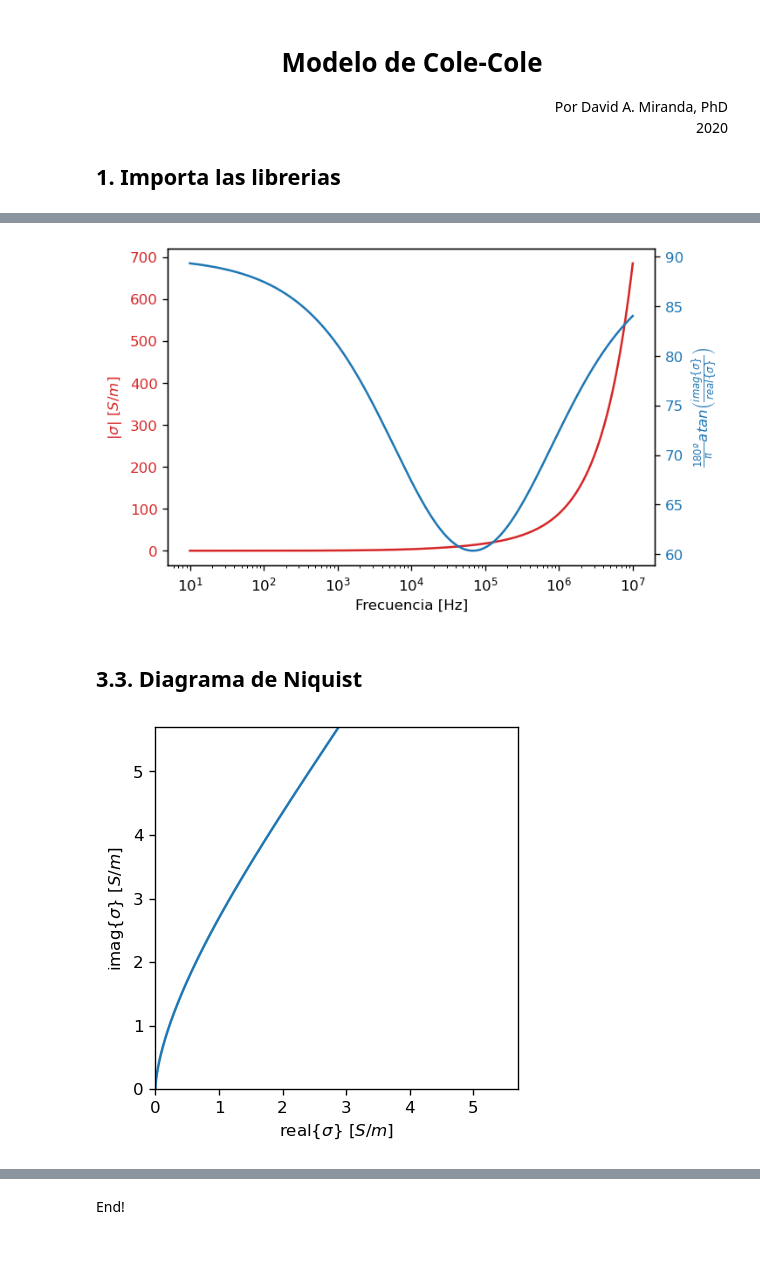
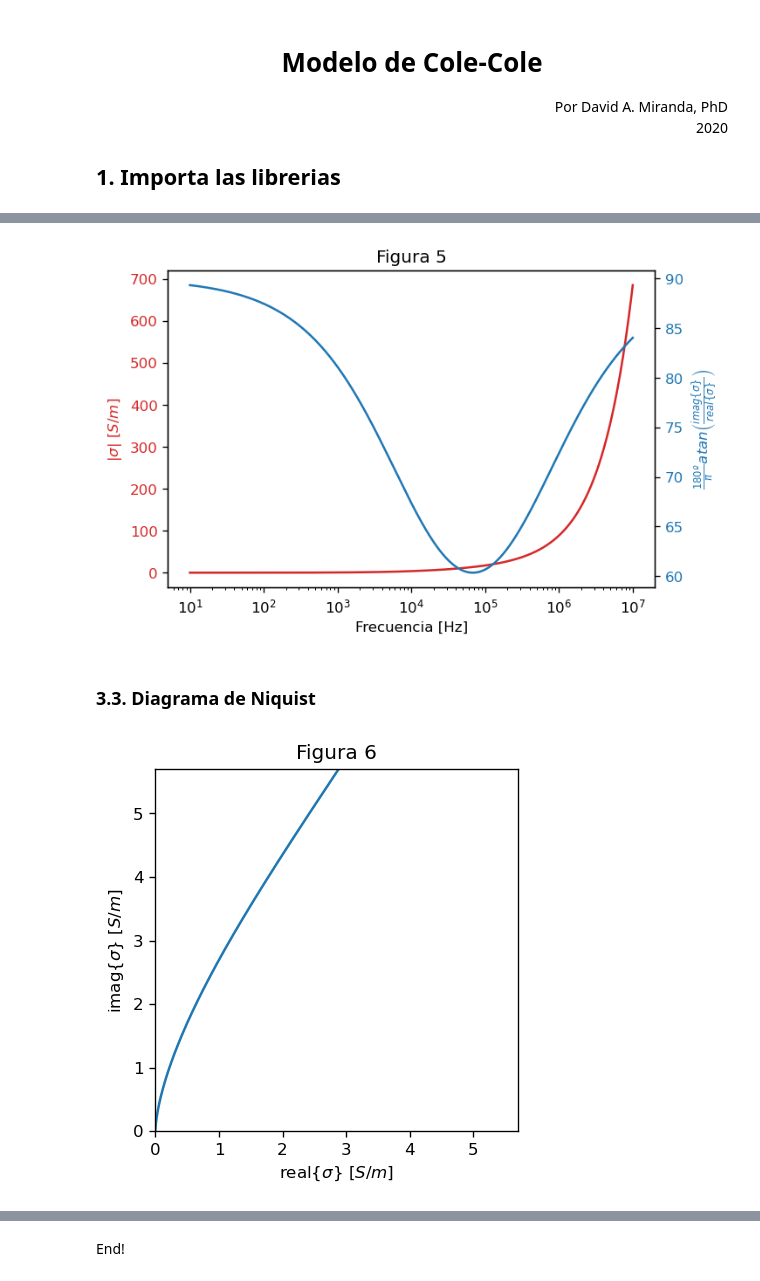
Before and after one commit to davidalejandromiranda/fisicoquimica, a Jupyter notebook: impedancia/ModeloColeCole.ipynb, the cells around one changed output, grey strips where cells are left out. Drawn from its saved outputs; the diff is of its cells as text; code cells hidden in the pictures; blank space fills up the shorter version.

```diff
--- a/impedancia/ModeloColeCole.ipynb
+++ b/impedancia/ModeloColeCole.ipynb
@@ -108,27 +114,31 @@ ax2.tick_params(axis='y', labelcolor=color)
 # %%
 fig, ax1 = plt.subplots(dpi=120)
+plt.title('Figura 5')
+
 color = 'tab:red'
 ax1.set_xlabel('Frecuencia [Hz]')
 ax1.set_ylabel(r'$|\sigma|$ $[S/m]$', color=color)
 ax1.semilogx(f,  np.abs(sigma), color=color)
 ax1.tick_params(axis='y', labelcolor=color)
 
 ax2 = ax1.twinx()
 color = 'tab:blue'
 ax2.set_ylabel(r'$\frac{180º}{\pi}atan\left(\frac{imag\{\sigma\}}{real\{\sigma\}}\right)$', color=color)
 ax2.semilogx(f, 180/pi *np.angle(sigma), color=color)
 ax2.tick_params(axis='y', labelcolor=color)
 # %% [output]
-[figure, old version]
+[figure, new version]
 # %% [markdown]
-## 3.3. Diagrama de Niquist
+### 3.3. Diagrama de Niquist
 # %%
 plt.figure(dpi=120)
+plt.title('Figura 6')
+
 plt.plot(sigma.real, sigma.imag)
 plt.xlabel(r'real{$\sigma$} $[S/m]$')
 plt.ylabel(r'imag{$\sigma$} $[S/m]$')
 plt.gca().set_aspect('equal')
 _ = plt.axis([0, 5.7, 0, 5.7])
 # %% [output]
-[figure, old version]
+[figure, new version]
 # %% [markdown]
```
Also changed, not shown: parts of 19 cells of this notebook.
